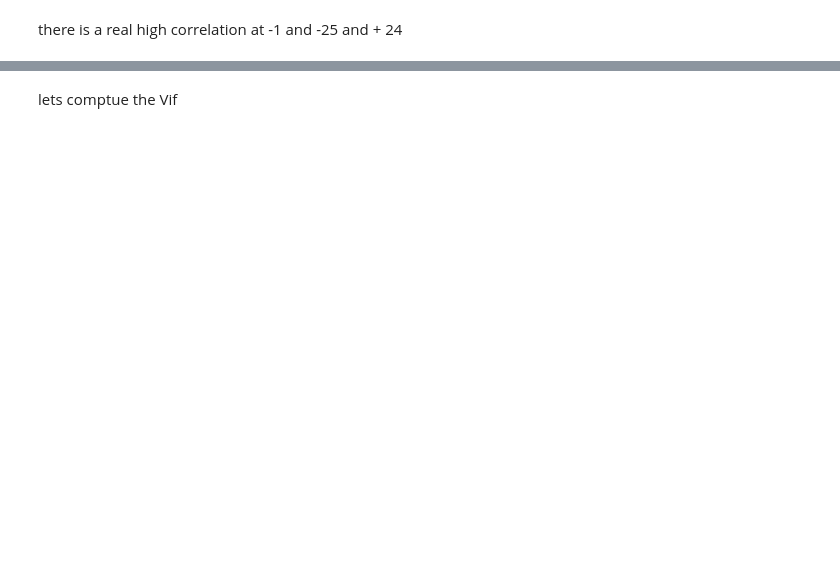
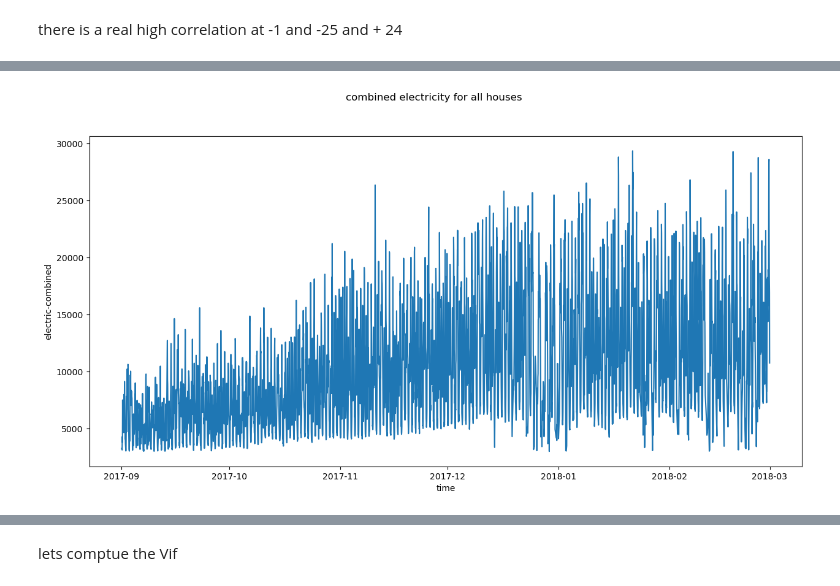
Before and after one commit to baz263/Ideal_dataset, a Jupyter notebook: coding/EDA/all_houses_df.ipynb, the cells around one changed output, grey strips where cells are left out. Cells and saved outputs as stored; diff of their text form; code cells hidden in the pictures; blank space fills up the shorter version.

```diff
--- a/coding/EDA/all_houses_df.ipynb
+++ b/coding/EDA/all_houses_df.ipynb
@@ -100,0 +105,6 @@ df = result2.copy()
+# %%
+start_date = pd.to_datetime('2017-09-01')
+end_date = pd.to_datetime('2018-03-01')
+df = df[(df.time >= start_date) & (df.time < end_date)]
+# %%
+df.index= df.time
@@ -100,0 +114,7 @@ df = result2.copy()
+# %%
+fig, ax = plt.subplots(1,1, figsize = (15,7))
+sns.lineplot(data = df, x= 'time', y='electric-combined', ax=ax)
+fig.suptitle('combined electricity for all houses')
+fig.show()
+# %% [output]
+[figure, added]
```
Also changed, not shown: parts of 45 cells of this notebook, 8 other files.
